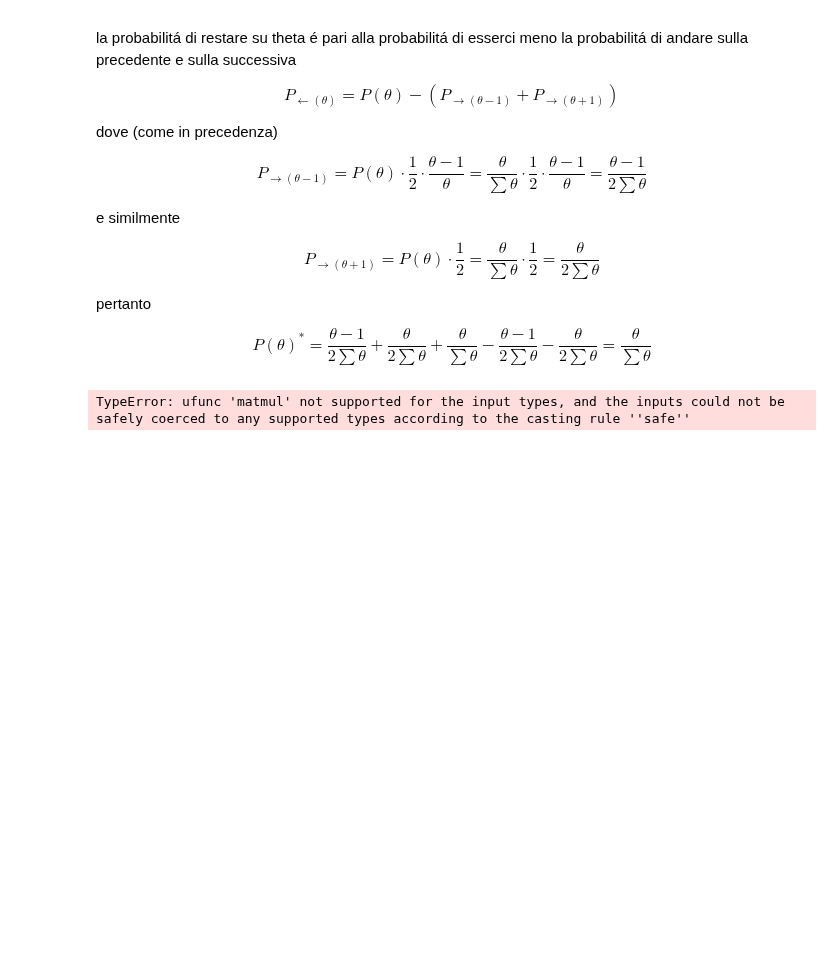
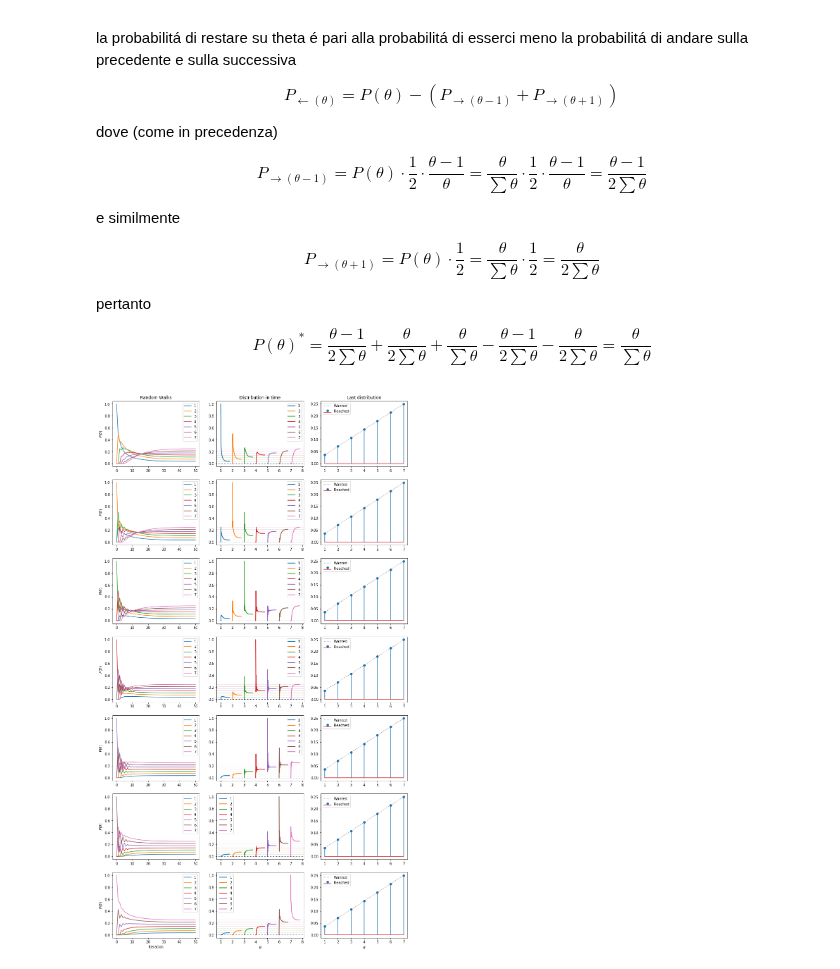
Before and after one commit to maxdevblock/covid-19-italy, a Jupyter notebook: OLD/accadere/matrix.ipynb, the cells around one changed output. Drawn from its saved outputs; the diff is of its cells as text; code cells hidden in the pictures; blank space fills up the shorter version.

```diff
--- a/OLD/accadere/matrix.ipynb
+++ b/OLD/accadere/matrix.ipynb
@@ -191,6 +166,59 @@ transform_matrix = np.array([
-# %%
-test = np.array([0, 0, 0, 1, 0, 0, 0])
-
-transform_matrix @ test
-# %% [output]
-TypeError: ufunc 'matmul' not supported for the input types, and the inputs could not be safely coerced to any supported types according to the casting rule ''safe''
+# %%
+iterations = 50
+
+fig, ax = plt.subplots(7, 3, figsize=(15, 28))
+
+for s in range(7):
+    islands_P = np.zeros(7)
+    islands_P[s] = 1
+    walk = [extended_walk(islands_P)]
+    for _ in range(iterations):
+        prev_walk = walk[-1]
+        walk.append(
+            extended_walk(
+                [transform(prev_walk, islands_p, i) for i in islands]
+            )
+        )
+    for i in islands:
+        ax[s,0].plot(np.array(walk)[:,i], label=i)
+        ax[s,0].legend()
+        ax[s,0].set_ylabel(r"$P(\theta)$")
+
+    for j in range(7):
+        ax[s,1].axhline((j+1)/sum(islands), c=f"C{j}", alpha=.2, lw=1)
+        _x = []
+        _y = []
+        for i in range(len(walk)):
+            _x.append((j+1)+(i*.015))
+            _y.append(walk[i][j+1])
+        ax[s,1].plot(
+            _x, _y, label=j+1,
+            c=f"C{j}", ls="-", lw=2
+        )
+        #ax[s,1].scatter(_x[-1], _y[-1], c="k", s=2)
+    ax[s,1].axhline(0, c="k", lw=1, ls=":")
+    ax[s,1].legend()
+    ax[s,2].stem(
+        islands, walk[-1][1:8], use_line_collection=True,
+        label="Reached"
+    )
+    ax[s,2].plot(
+        [1, 7],
+        [walk[-1][1], walk[-1][7]],
+        c="k", ls=":", alpha=.5,
+        label="Wanted"
+    )
+    ax[s,2].legend()
+
+ax[0,0].set_title("Random Walks")
+ax[0,1].set_title("Distribution in time")
+ax[0,2].set_title("Last distribution")
+ax[-1,0].set_xlabel("Iteration")
+ax[-1,1].set_xlabel(r"$\theta$")
+ax[-1,2].set_xlabel(r"$\theta$")
+
+
+fig.set_facecolor('w')
+plt.show();
+# %% [output]
+[figure, added]
```
Also changed, not shown: parts of 2 cells of this notebook.
